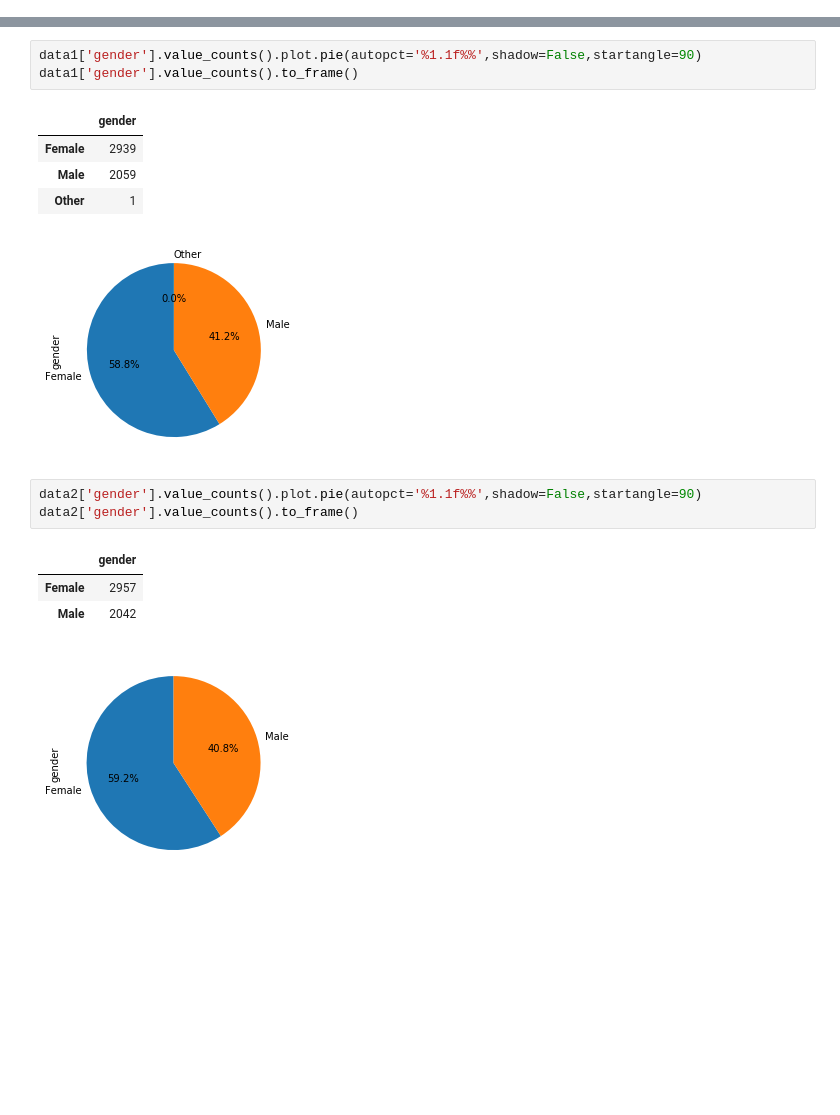
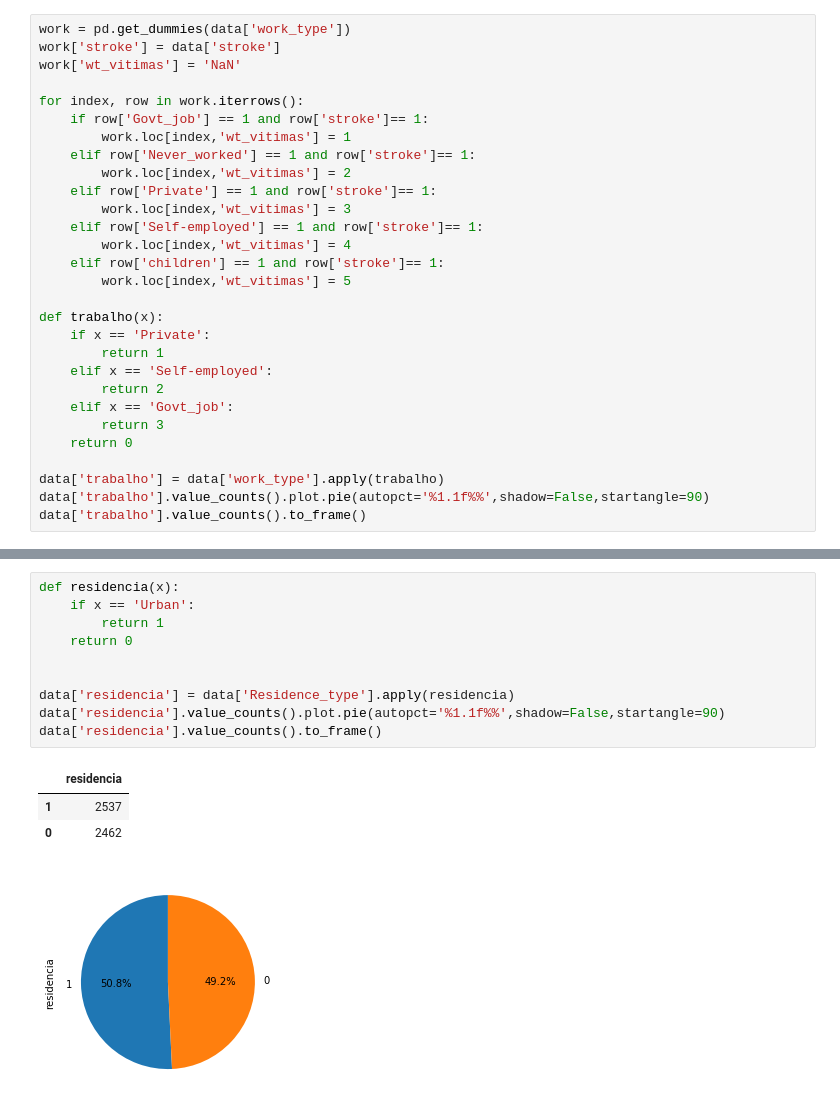
Before and after one commit to brulilika/TCC, a Jupyter notebook: Estudo.ipynb, the cells around one changed output, grey strips where cells are left out. Saved outputs shown, nothing was run; the diff lists cells and outputs as text; blank space fills up the shorter version.

```diff
--- a/Estudo.ipynb
+++ b/Estudo.ipynb
@@ -9,0 +107,29 @@ data2 = pd.read_csv('Artigos/train_2v10000 - Página1.csv', sep=',')
+# %%
+work = pd.get_dummies(data['work_type'])
+work['stroke'] = data['stroke']
+work['wt_vitimas'] = 'NaN'
+
+for index, row in work.iterrows():
+    if row['Govt_job'] == 1 and row['stroke']== 1:
+        work.loc[index,'wt_vitimas'] = 1
+    elif row['Never_worked'] == 1 and row['stroke']== 1:
+        work.loc[index,'wt_vitimas'] = 2
+    elif row['Private'] == 1 and row['stroke']== 1:
+        work.loc[index,'wt_vitimas'] = 3
+    elif row['Self-employed'] == 1 and row['stroke']== 1:
+        work.loc[index,'wt_vitimas'] = 4
+    elif row['children'] == 1 and row['stroke']== 1:
+        work.loc[index,'wt_vitimas'] = 5
+
+def trabalho(x):
+    if x == 'Private':
+        return 1
+    elif x == 'Self-employed':
+        return 2
+    elif x == 'Govt_job':
+        return 3
+    return 0
+
+data['trabalho'] = data['work_type'].apply(trabalho)
+data['trabalho'].value_counts().plot.pie(autopct='%1.1f%%',shadow=False,startangle=90)
+data['trabalho'].value_counts().to_frame()
@@ -10,17 +149,15 @@ data2 = pd.read_csv('Artigos/train_2v10000 - Página1.csv', sep=',')
 # %%
-data1['gender'].value_counts().plot.pie(autopct='%1.1f%%',shadow=False,startangle=90)
-data1['gender'].value_counts().to_frame()
+def residencia(x):
+    if x == 'Urban':
+        return 1
+    return 0
+
+
+data['residencia'] = data['Residence_type'].apply(residencia)
+data['residencia'].value_counts().plot.pie(autopct='%1.1f%%',shadow=False,startangle=90)
+data['residencia'].value_counts().to_frame()
 # %% [output]
-|  | gender |
-| Female | 2939 |
-| Male | 2059 |
-| Other | 1 |
+|  | residencia |
+| 1 | 2537 |
+| 0 | 2462 |
-[figure, old version]
+[figure, new version]
-# %%
-data2['gender'].value_counts().plot.pie(autopct='%1.1f%%',shadow=False,startangle=90)
-data2['gender'].value_counts().to_frame()
-# %% [output]
-|  | gender |
-| Female | 2957 |
-| Male | 2042 |
-[figure, removed]
```
Also changed, not shown: parts of 31 cells of this notebook, 1 other file.
